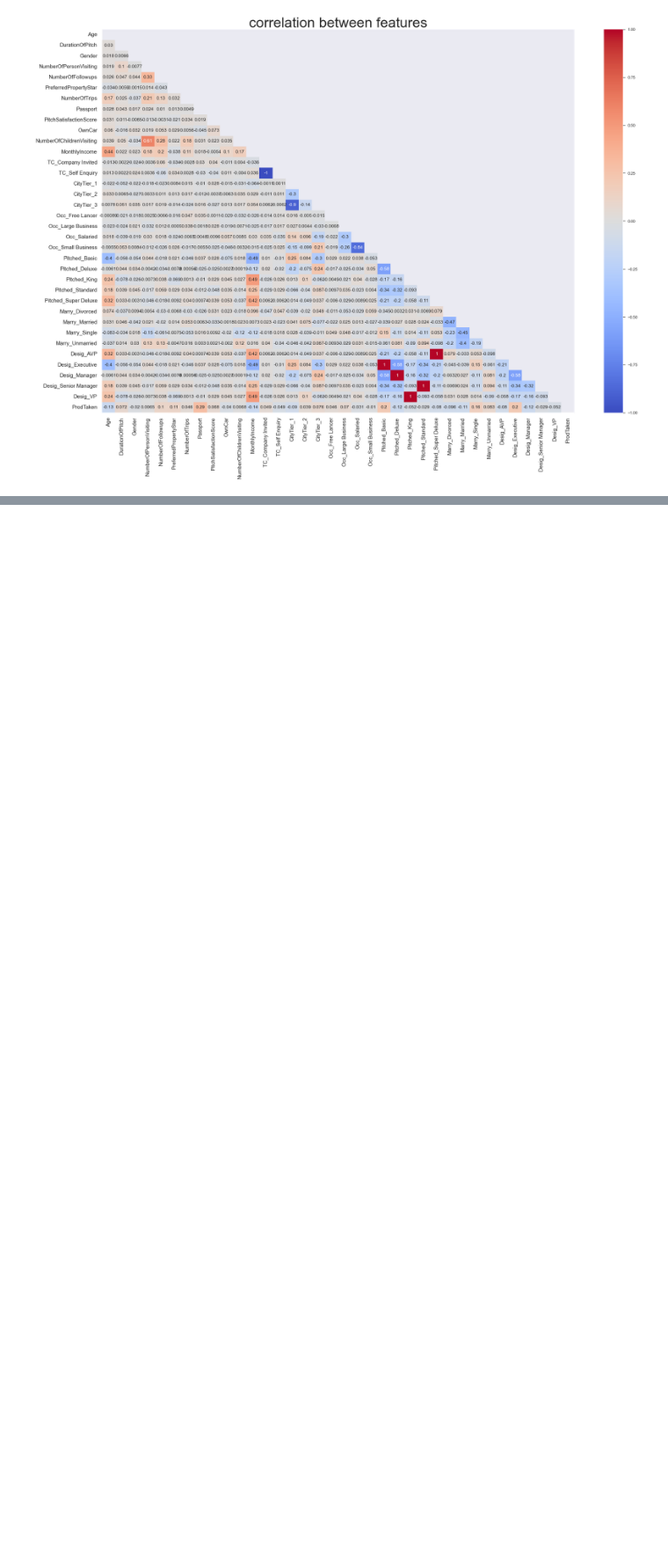
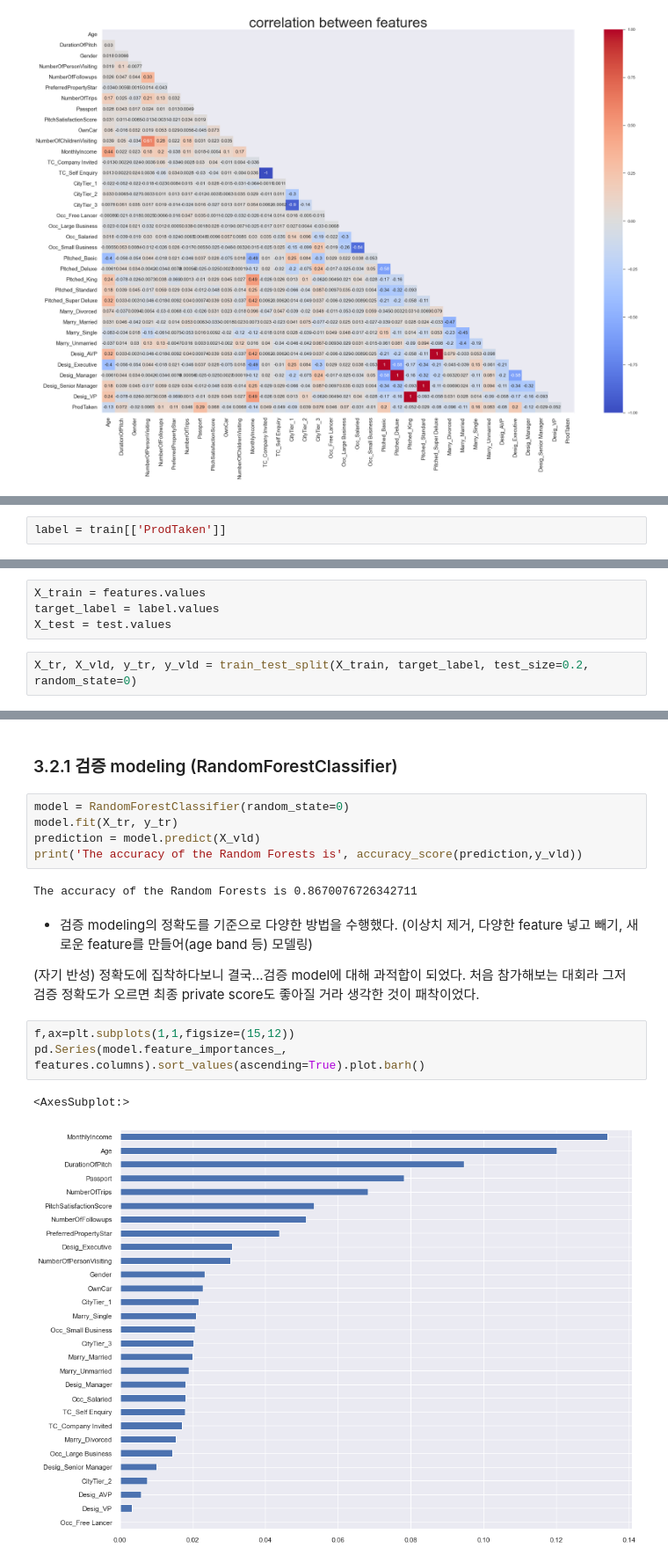
Before and after one commit to data-easyeon/competition, a Jupyter notebook: dacon-travel packages.ipynb, the cells around one changed output, grey strips where cells are left out. Shown at 88% size. Drawn from its saved outputs; the diff is of its cells as text; blank space fills up the shorter version.

```diff
--- a/dacon-travel packages.ipynb
+++ b/dacon-travel packages.ipynb
@@ -600,0 +664,2 @@ plt.show()
+# %%
+label = train[['ProdTaken']]
@@ -600,0 +677,6 @@ plt.show()
+# %%
+X_train = features.values
+target_label = label.values
+X_test = test.values
+# %%
+X_tr, X_vld, y_tr, y_vld = train_test_split(X_train, target_label, test_size=0.2, random_state=0)
@@ -600,0 +693,19 @@ plt.show()
+# %% [markdown]
+### 3.2.1 검증 modeling (RandomForestClassifier)
+# %%
+model = RandomForestClassifier(random_state=0)
+model.fit(X_tr, y_tr)
+prediction = model.predict(X_vld)
+print('The accuracy of the Random Forests is', accuracy_score(prediction,y_vld))
+# %% [output]
+The accuracy of the Random Forests is 0.8670076726342711
+# %% [markdown]
+- 검증 modeling의 정확도를 기준으로 다양한 방법을 수행했다. (이상치 제거, 다양한 feature 넣고 빼기, 새로운 feature를 만들어(age band 등) 모델링)
+
+(자기 반성) 정확도에 집착하다보니 결국...검증 model에 대해 과적합이 되었다. 처음 참가해보는 대회라 그저 검증 정확도가 오르면 최종 private score도 좋아질 거라 생각한 것이 패착이었다.
+# %%
+f,ax=plt.subplots(1,1,figsize=(15,12))
+pd.Series(model.feature_importances_, features.columns).sort_values(ascending=True).plot.barh()
+# %% [output]
+<AxesSubplot:>
+[figure, added]
```
Also changed, not shown: parts of 43 cells of this notebook.
